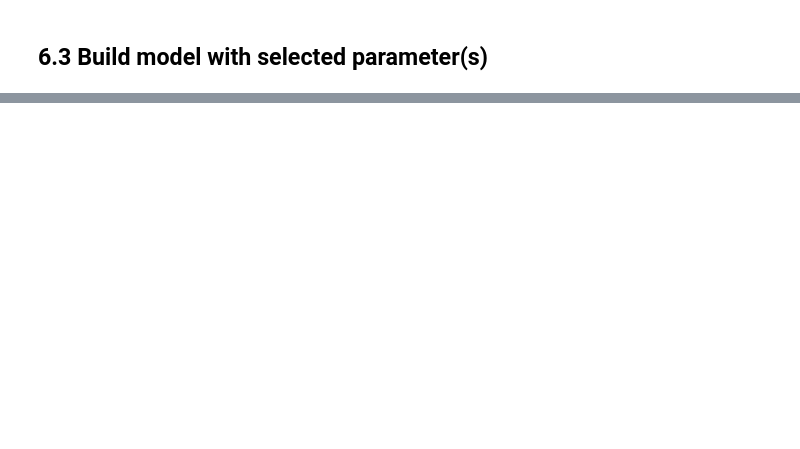
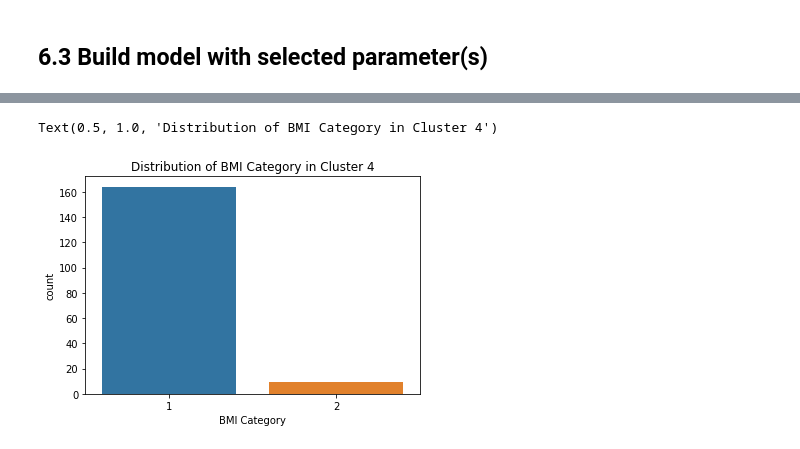
Before and after one commit to EionTey/INFOSYS_722_I4, a Jupyter notebook: I4.ipynb, the cells around one changed output, grey strips where cells are left out. Cells and saved outputs as stored; diff of their text form; code cells hidden in the pictures; blank space fills up the shorter version.

```diff
--- a/I4.ipynb
+++ b/I4.ipynb
@@ -1644,0 +1870,12 @@ print(len(df_occ.columns))
+# %%
+optimal_k = 5
+
+# Build model with the optimal k
+km = KMeans(featuresCol="features", k=optimal_k, seed=1)
+km_model = km.fit(df_km)
+
+# Add cluster predictions to the DataFrame
+df_km = km_model.transform(df_km)
+
+# Show clusters
+df_km.select("features", "prediction").show()
@@ -1644,0 +2089,8 @@ print(len(df_occ.columns))
+# %%
+# Only take cluster 4
+df_km_c4 = df_km.filter(df_km.prediction == 3)
+sns.countplot(df_km_c4.toPandas()['BMI Category'])
+plt.title("Distribution of BMI Category in Cluster 4")
+# %% [output]
+Text(0.5, 1.0, 'Distribution of BMI Category in Cluster 4')
+[figure, added]
```
Also changed, not shown: parts of 82 cells of this notebook.
